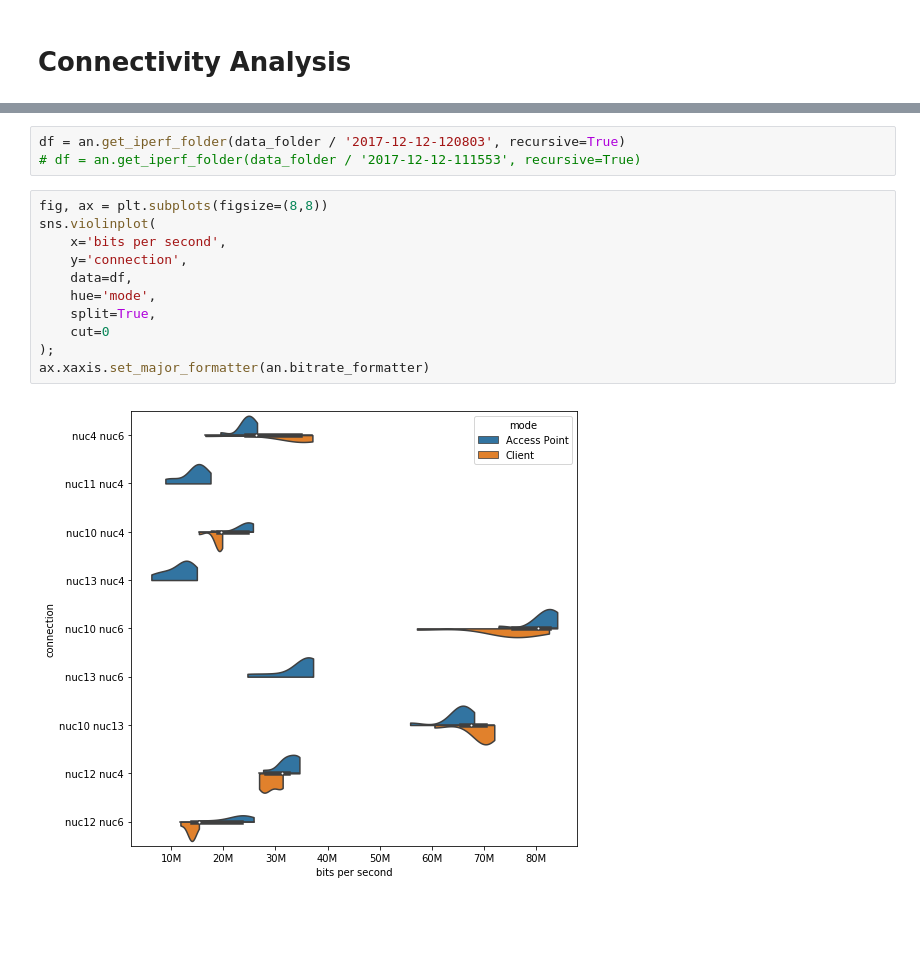
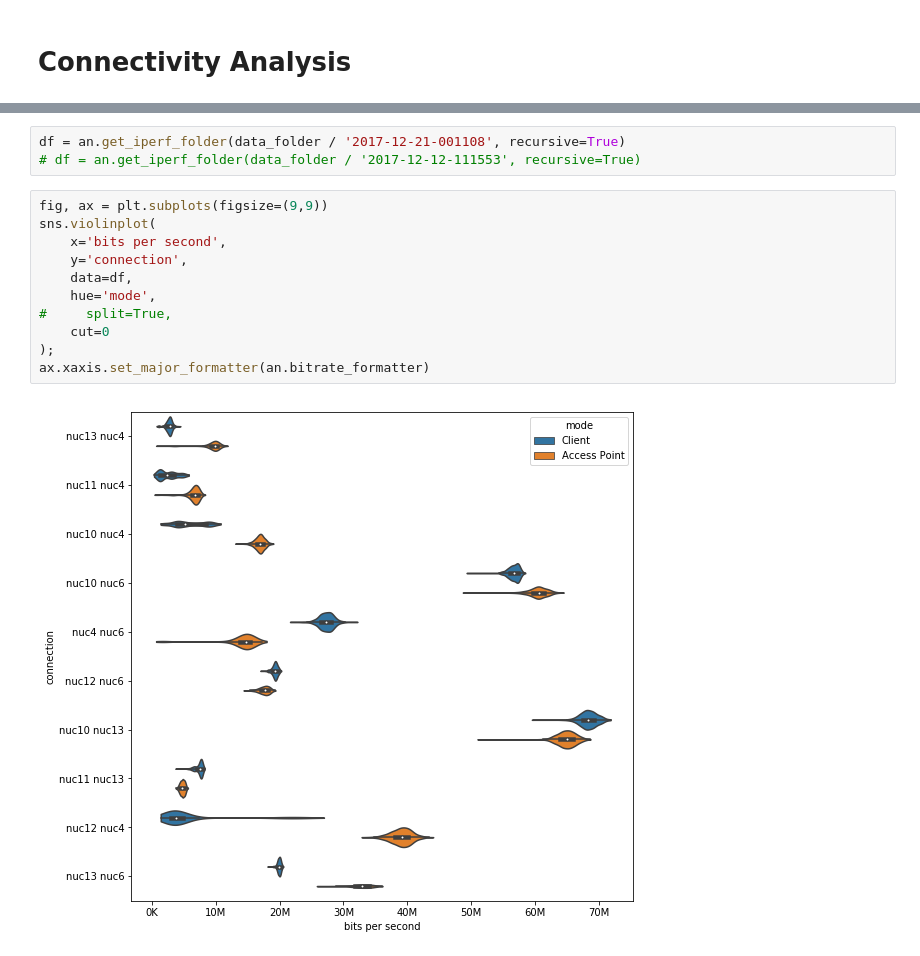
Before and after one commit to mchwalisz/walker, a Jupyter notebook: analysis/Connectivity Analysis.ipynb, the cells around one changed output, grey strips where cells are left out. Cells and saved outputs as stored; diff of their text form; blank space fills up the shorter version.

```diff
--- a/analysis/Connectivity Analysis.ipynb
+++ b/analysis/Connectivity Analysis.ipynb
@@ -32,16 +21,16 @@ data_folder = data_folder.resolve()
 # %%
-df = an.get_iperf_folder(data_folder / '2017-12-12-120803', recursive=True)
+df = an.get_iperf_folder(data_folder / '2017-12-21-001108', recursive=True)
 # df = an.get_iperf_folder(data_folder / '2017-12-12-111553', recursive=True)
 # %%
-fig, ax = plt.subplots(figsize=(8,8))
+fig, ax = plt.subplots(figsize=(9,9))
 sns.violinplot(
     x='bits per second',
     y='connection',
     data=df,
     hue='mode',
-    split=True,
+#     split=True,
     cut=0
 );
 ax.xaxis.set_major_formatter(an.bitrate_formatter)
 # %% [output]
-[figure, old version]
+[figure, new version]
```
Also changed, not shown: parts of 11 cells of this notebook, 5 other files.
